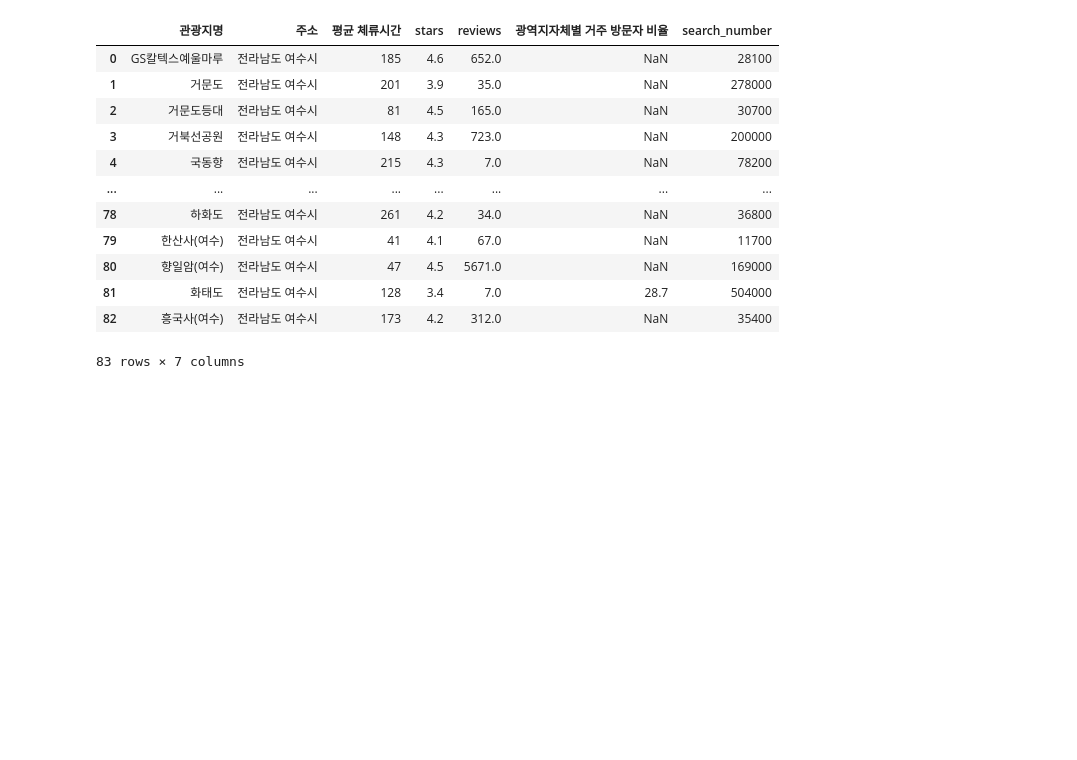
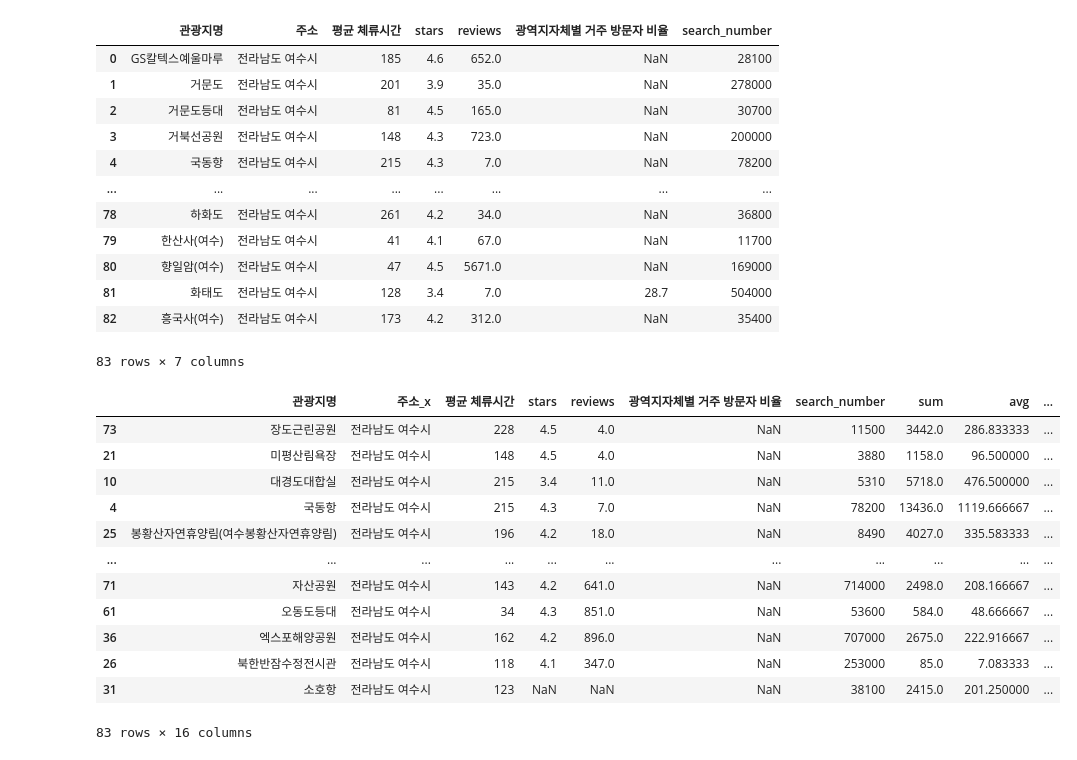
Before and after one commit to GRetriever/Data-Analysis-Project, a Jupyter notebook: Tourist Attractions/전남.ipynb, the cells around one changed output. Saved outputs shown, nothing was run; the diff lists cells and outputs as text; code cells hidden in the pictures; blank space fills up the shorter version.

```diff
--- a/Tourist Attractions/전남.ipynb
+++ b/Tourist Attractions/전남.ipynb
@@ -528,8 +528,15 @@ import numpy as np
 score = []
 
 for i in range(len(df)):
-    star = df.iloc[i]['stars'] * 1.2
-    review = np.log1p(max(df['reviews'])) - np.log1p(df.iloc[i]['reviews']) * 1.1
+    if pd.isna(df.iloc[i]['stars']):
+        star = 0
+    else:
+        star = df.iloc[i]['stars'] * 1.2
+
+    if pd.isna(df.iloc[i]['reviews']):
+        review = 0
+    else:
+        review = np.log1p(max(df['reviews'])) - np.log1p(df.iloc[i]['reviews']) * 1.1
     search = np.log1p(max(df['search_number'])) - np.log1p(df.iloc[i]['search_number'])
     if pd.isna(df.iloc[0]['광역지자체별 거주 방문자 비율']):
         visit = 0
@@ -548,3 +555,19 @@ for i in range(len(df)):
 df['scores'] = score
 # %%
 first = df.sort_values(by='scores',ascending=False)
+# %%
+first
+# %% [output]
+|  | 관광지명 | 주소_x | 평균 체류시간 | stars | reviews | 광역지자체별 거주 방문자 비율 | search_number | sum | avg | ... |
+| 73 | 장도근린공원 | 전라남도 여수시 | 228 | 4.5 | 4.0 | NaN | 11500 | 3442.0 | 286.833333 | ... |
+| 21 | 미평산림욕장 | 전라남도 여수시 | 148 | 4.5 | 4.0 | NaN | 3880 | 1158.0 | 96.500000 | ... |
+| 10 | 대경도대합실 | 전라남도 여수시 | 215 | 3.4 | 11.0 | NaN | 5310 | 5718.0 | 476.500000 | ... |
+| 4 | 국동항 | 전라남도 여수시 | 215 | 4.3 | 7.0 | NaN | 78200 | 13436.0 | 1119.666667 | ... |
+| 25 | 봉황산자연휴양림(여수봉황산자연휴양림) | 전라남도 여수시 | 196 | 4.2 | 18.0 | NaN | 8490 | 4027.0 | 335.583333 | ... |
+| ... | ... | ... | ... | ... | ... | ... | ... | ... | ... | ... |
+| 71 | 자산공원 | 전라남도 여수시 | 143 | 4.2 | 641.0 | NaN | 714000 | 2498.0 | 208.166667 | ... |
+| 61 | 오동도등대 | 전라남도 여수시 | 34 | 4.3 | 851.0 | NaN | 53600 | 584.0 | 48.666667 | ... |
+| 36 | 엑스포해양공원 | 전라남도 여수시 | 162 | 4.2 | 896.0 | NaN | 707000 | 2675.0 | 222.916667 | ... |
+| 26 | 북한반잠수정전시관 | 전라남도 여수시 | 118 | 4.1 | 347.0 | NaN | 253000 | 85.0 | 7.083333 | ... |
+| 31 | 소호항 | 전라남도 여수시 | 123 | NaN | NaN | NaN | 38100 | 2415.0 | 201.250000 | ... |
+83 rows × 16 columns
```
Also changed, not shown: parts of 1 cell of this notebook, 4 other files.
